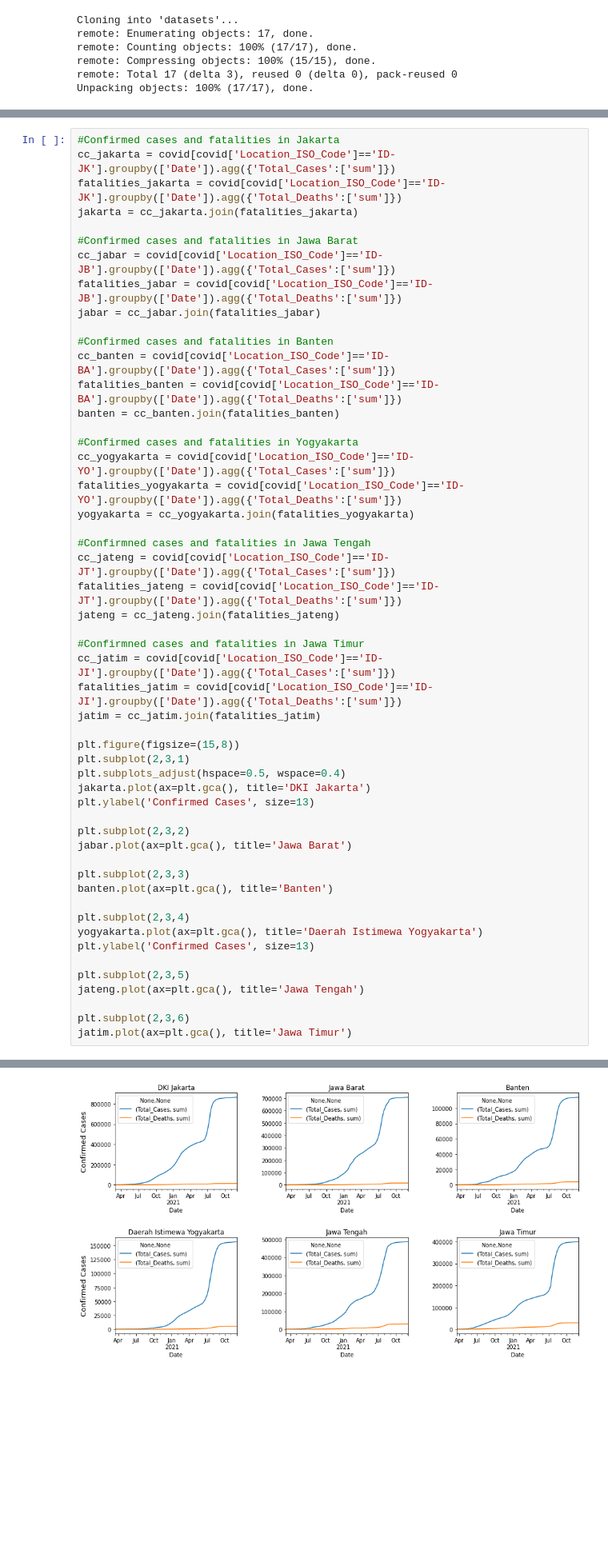
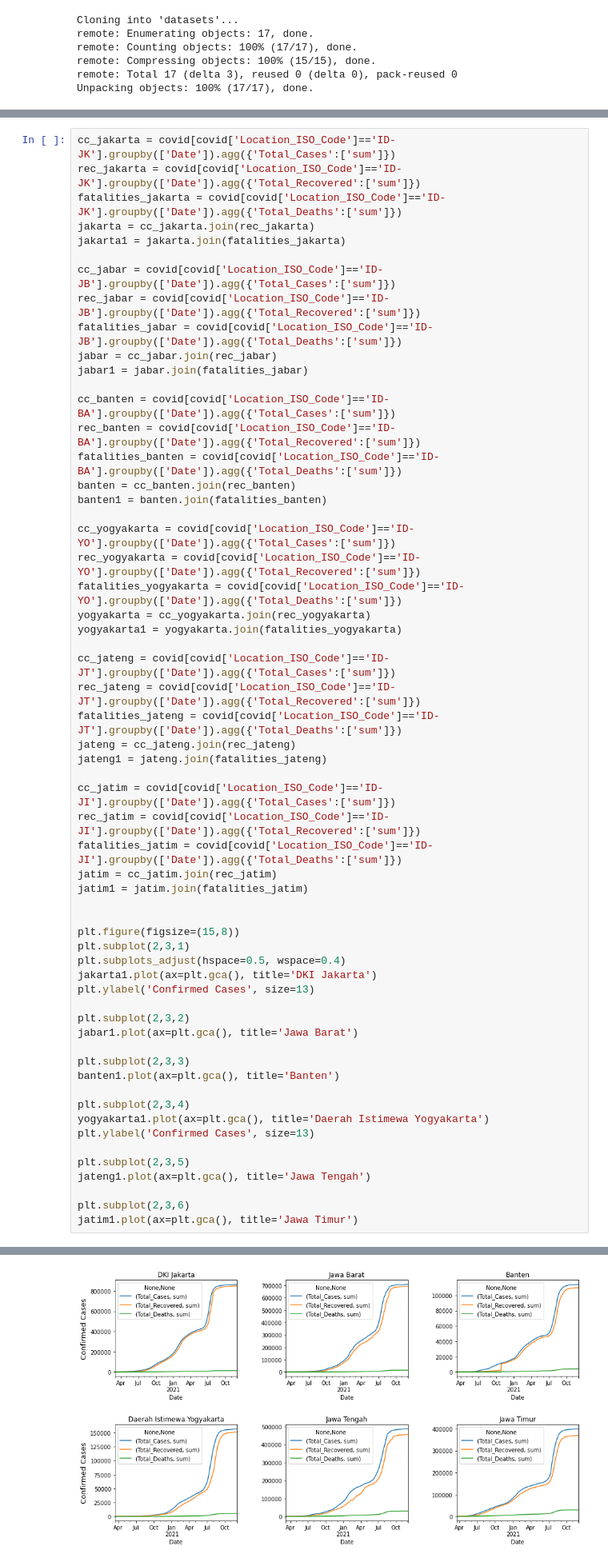
Before and after one commit to azizpambayun/project, a Jupyter notebook: covid_19_analysis_and_visualization_in_Indonesia.ipynb, the cells around one changed output, grey strips where cells are left out. Shown at 80% size. Saved outputs shown, nothing was run; the diff lists cells and outputs as text; blank space fills up the shorter version.

```diff
--- a/covid_19_analysis_and_visualization_in_Indonesia.ipynb
+++ b/covid_19_analysis_and_visualization_in_Indonesia.ipynb
@@ -183,58 +185,65 @@ Name: Location_ISO_Code, dtype: int64
 # %%
-#Confirmed cases and fatalities in Jakarta
 cc_jakarta = covid[covid['Location_ISO_Code']=='ID-JK'].groupby(['Date']).agg({'Total_Cases':['sum']})
+rec_jakarta = covid[covid['Location_ISO_Code']=='ID-JK'].groupby(['Date']).agg({'Total_Recovered':['sum']})
 fatalities_jakarta = covid[covid['Location_ISO_Code']=='ID-JK'].groupby(['Date']).agg({'Total_Deaths':['sum']})
-jakarta = cc_jakarta.join(fatalities_jakarta)
+jakarta = cc_jakarta.join(rec_jakarta)
+jakarta1 = jakarta.join(fatalities_jakarta)
 
-#Confirmed cases and fatalities in Jawa Barat
 cc_jabar = covid[covid['Location_ISO_Code']=='ID-JB'].groupby(['Date']).agg({'Total_Cases':['sum']})
+rec_jabar = covid[covid['Location_ISO_Code']=='ID-JB'].groupby(['Date']).agg({'Total_Recovered':['sum']})
 fatalities_jabar = covid[covid['Location_ISO_Code']=='ID-JB'].groupby(['Date']).agg({'Total_Deaths':['sum']})
-jabar = cc_jabar.join(fatalities_jabar)
+jabar = cc_jabar.join(rec_jabar)
+jabar1 = jabar.join(fatalities_jabar)
 
-#Confirmed cases and fatalities in Banten
 cc_banten = covid[covid['Location_ISO_Code']=='ID-BA'].groupby(['Date']).agg({'Total_Cases':['sum']})
+rec_banten = covid[covid['Location_ISO_Code']=='ID-BA'].groupby(['Date']).agg({'Total_Recovered':['sum']})
 fatalities_banten = covid[covid['Location_ISO_Code']=='ID-BA'].groupby(['Date']).agg({'Total_Deaths':['sum']})
-banten = cc_banten.join(fatalities_banten)
+banten = cc_banten.join(rec_banten)
+banten1 = banten.join(fatalities_banten)
 
-#Confirmed cases and fatalities in Yogyakarta
 cc_yogyakarta = covid[covid['Location_ISO_Code']=='ID-YO'].groupby(['Date']).agg({'Total_Cases':['sum']})
+rec_yogyakarta = covid[covid['Location_ISO_Code']=='ID-YO'].groupby(['Date']).agg({'Total_Recovered':['sum']})
 fatalities_yogyakarta = covid[covid['Location_ISO_Code']=='ID-YO'].groupby(['Date']).agg({'Total_Deaths':['sum']})
-yogyakarta = cc_yogyakarta.join(fatalities_yogyakarta)
+yogyakarta = cc_yogyakarta.join(rec_yogyakarta)
+yogyakarta1 = yogyakarta.join(fatalities_yogyakarta)
 
-#Confirmned cases and fatalities in Jawa Tengah
 cc_jateng = covid[covid['Location_ISO_Code']=='ID-JT'].groupby(['Date']).agg({'Total_Cases':['sum']})
+rec_jateng = covid[covid['Location_ISO_Code']=='ID-JT'].groupby(['Date']).agg({'Total_Recovered':['sum']})
 fatalities_jateng = covid[covid['Location_ISO_Code']=='ID-JT'].groupby(['Date']).agg({'Total_Deaths':['sum']})
-jateng = cc_jateng.join(fatalities_jateng)
+jateng = cc_jateng.join(rec_jateng)
+jateng1 = jateng.join(fatalities_jateng)
 
-#Confirmned cases and fatalities in Jawa Timur
 cc_jatim = covid[covid['Location_ISO_Code']=='ID-JI'].groupby(['Date']).agg({'Total_Cases':['sum']})
+rec_jatim = covid[covid['Location_ISO_Code']=='ID-JI'].groupby(['Date']).agg({'Total_Recovered':['sum']})
 fatalities_jatim = covid[covid['Location_ISO_Code']=='ID-JI'].groupby(['Date']).agg({'Total_Deaths':['sum']})
-jatim = cc_jatim.join(fatalities_jatim)
+jatim = cc_jatim.join(rec_jatim)
+jatim1 = jatim.join(fatalities_jatim)
+
 
 plt.figure(figsize=(15,8))
 plt.subplot(2,3,1)
 plt.subplots_adjust(hspace=0.5, wspace=0.4)
-jakarta.plot(ax=plt.gca(), title='DKI Jakarta')
+jakarta1.plot(ax=plt.gca(), title='DKI Jakarta')
 plt.ylabel('Confirmed Cases', size=13)
 
 plt.subplot(2,3,2)
-jabar.plot(ax=plt.gca(), title='Jawa Barat')
+jabar1.plot(ax=plt.gca(), title='Jawa Barat')
 
 plt.subplot(2,3,3)
-banten.plot(ax=plt.gca(), title='Banten')
+banten1.plot(ax=plt.gca(), title='Banten')
 
 plt.subplot(2,3,4)
-yogyakarta.plot(ax=plt.gca(), title='Daerah Istimewa Yogyakarta')
+yogyakarta1.plot(ax=plt.gca(), title='Daerah Istimewa Yogyakarta')
 plt.ylabel('Confirmed Cases', size=13)
 
 plt.subplot(2,3,5)
-jateng.plot(ax=plt.gca(), title='Jawa Tengah')
+jateng1.plot(ax=plt.gca(), title='Jawa Tengah')
 
 plt.subplot(2,3,6)
-jatim.plot(ax=plt.gca(), title='Jawa Timur')
+jatim1.plot(ax=plt.gca(), title='Jawa Timur')
 # %% [output]
 <matplotlib.axes._subplots.AxesSubplot at 0x...>
-[figure, old version]
+[figure, new version]
 # %%
 cc_aceh = covid[covid['Location_ISO_Code']=='ID-AC'].groupby(['Date']).agg({'Total_Cases':['sum']})
 fatalities_aceh = covid[covid['Location_ISO_Code']=='ID-AC'].groupby(['Date']).agg({'Total_Deaths':['sum']})
```
Also changed, not shown: parts of 3 cells of this notebook.
